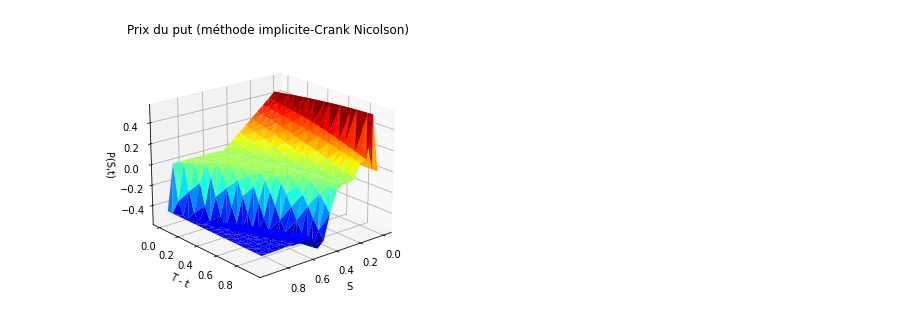
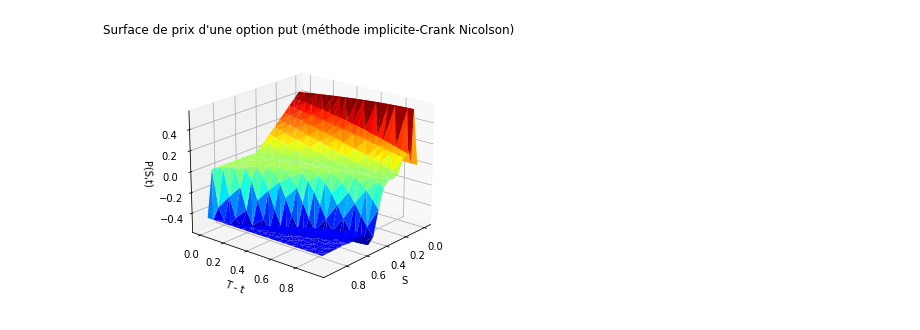
Before and after one commit to dreamsandroads/Projet-C, a Jupyter notebook: plot/plot.ipynb, the cells around one changed output. Drawn from its saved outputs; the diff is of its cells as text; code cells hidden in the pictures.

```diff
--- a/plot/plot.ipynb
+++ b/plot/plot.ipynb
@@ -67,18 +67,18 @@ plt.show()
 # %%
 #figure 4: méthode implicite-Crank Nicolson put
 plot = np.loadtxt(r"D:\Projet-C\result\put_imp_crank.txt")
 x_put_ic = plot[:,0]
 y_put_ic = plot[:,1]
 z_put_ic = plot[:,2]
 fig = plt.figure()
 ax = fig.add_subplot(111, projection='3d')
 surf = ax.plot_trisurf(x_put_ic, y_put_ic, z_put_ic, cmap=cm.jet, linewidth=0)
-ax.view_init(20, 50)
+ax.view_init(20, 40)
 fig.tight_layout()
-plt.title("Prix du put (méthode implicite-Crank Nicolson)")
+plt.title("Surface de prix d'une option put (méthode implicite-Crank Nicolson)")
 plt.xlabel("S")
 plt.ylabel("T - t")
 ax.set_zlabel('P(S,t)')
 plt.show()
 # %% [output]
-[figure, old version]
+[figure, new version]
```
Also changed, not shown: parts of 3 cells of this notebook, 4 other files.
